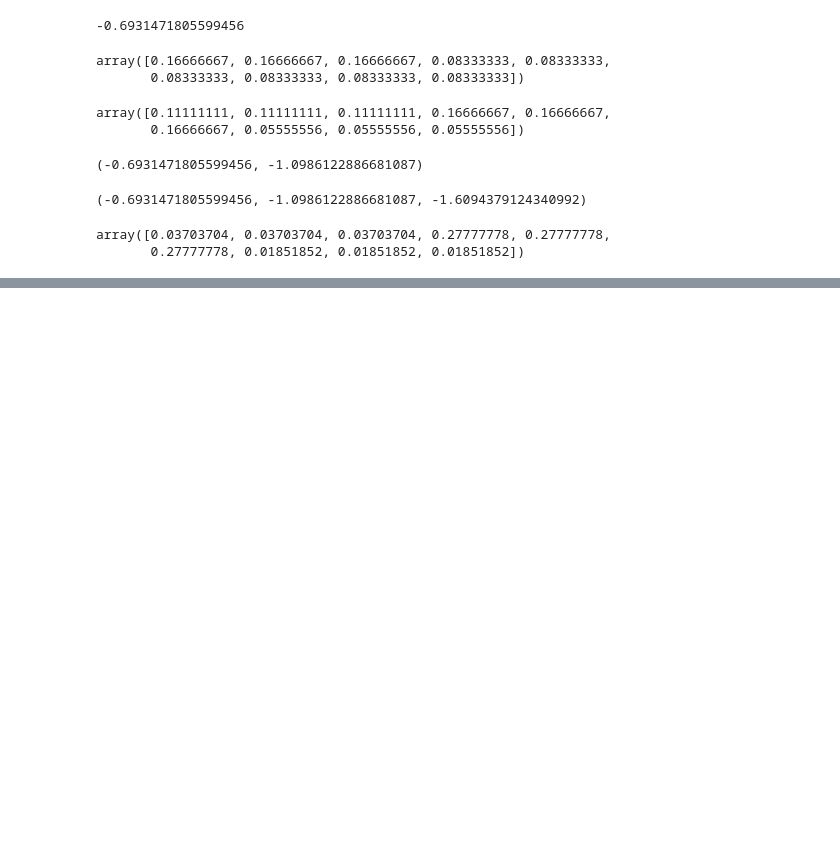
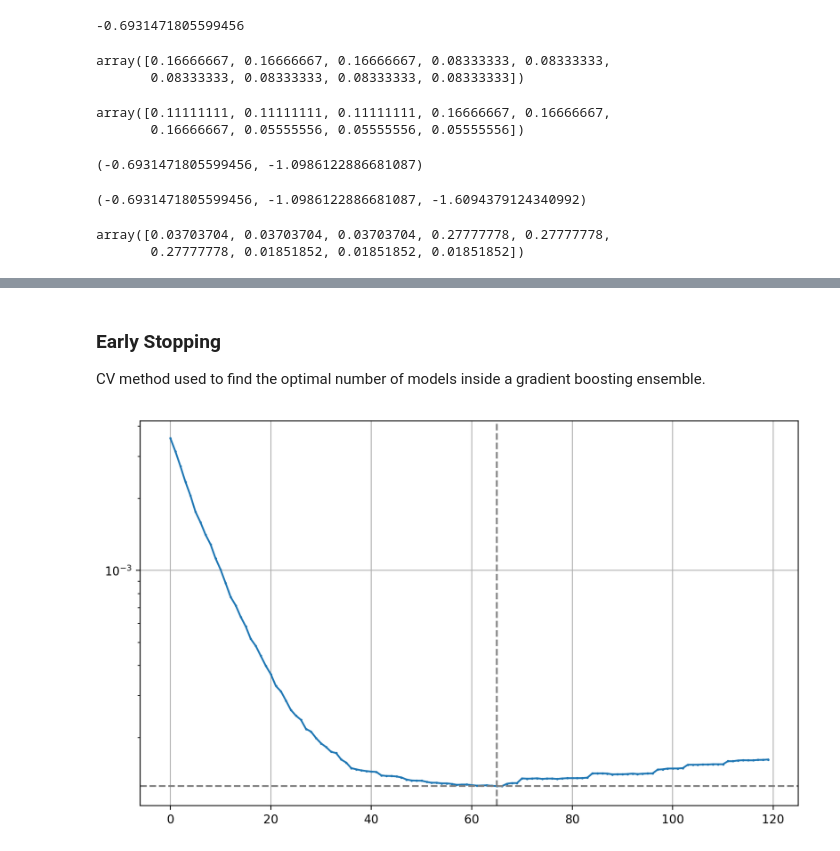
Before and after one commit to gerdm/machine_learning, a Jupyter notebook: scikitlearn_tflow/Ensemble.ipynb, the cells around one changed output, grey strips where cells are left out. Cells and saved outputs as stored; diff of their text form; code cells hidden in the pictures; blank space fills up the shorter version.

Commit message:
edit ensemble notebook: add gradient boost model

```diff
--- a/scikitlearn_tflow/Ensemble.ipynb
+++ b/scikitlearn_tflow/Ensemble.ipynb
@@ -391,0 +428,31 @@ True
+# %% [markdown]
+### Early Stopping
+CV method used to find the optimal number of models inside a gradient boosting ensemble.
+# %%
+import numpy as np
+from sklearn.model_selection import train_test_split
+from sklearn.metrics import mean_squared_error
+from sklearn.ensemble import GradientBoostingRegressor
+
+plt.figure(dpi=200, figsize=(10,6))
+x_train, x_cv, y_train, y_cv = train_test_split(x, y,
+                                                test_size=0.2,
+                                                random_state=3141)
+best_reg_ix = np.argmin(errors)
+n_trees = 120
+# Gradient Boosted Regression Tree.
+# Recall: max_depth => Number of slices; nestimators => number of trees
+gbrt = GradientBoostingRegressor(max_depth=2,
+                                 n_estimators=n_trees)
+gbrt.fit(x_train, y_train)
+errors = [mean_squared_error(y_cv, y_pred) for y_pred in
+          gbrt.staged_predict(x_cv)]
+
+plt.plot(errors)
+plt.scatter(range(n_trees), errors, s=1)
+plt.yscale("log")
+plt.axhline(errors[best_reg_ix], linestyle="--", color="tab:gray")
+plt.axvline(x = best_reg_ix, linestyle="--", color="tab:gray")
+plt.grid()
+# %% [output]
+[figure, added]
```
Also changed, not shown: parts of 12 cells of this notebook.
